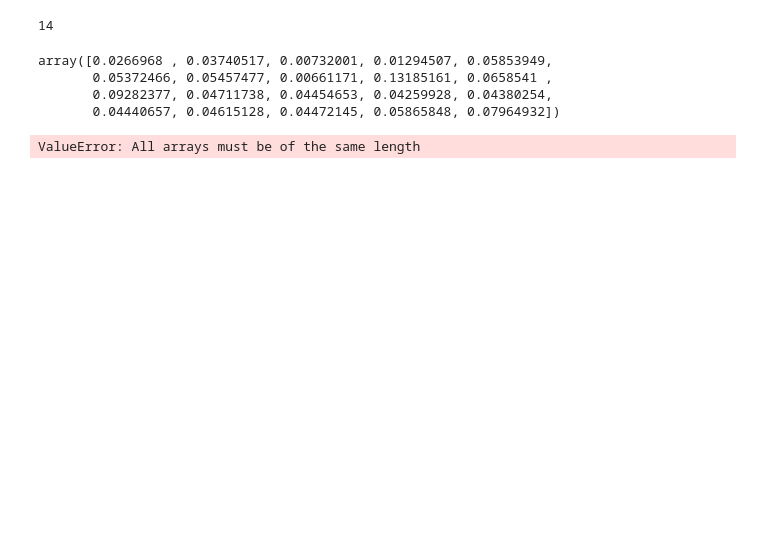
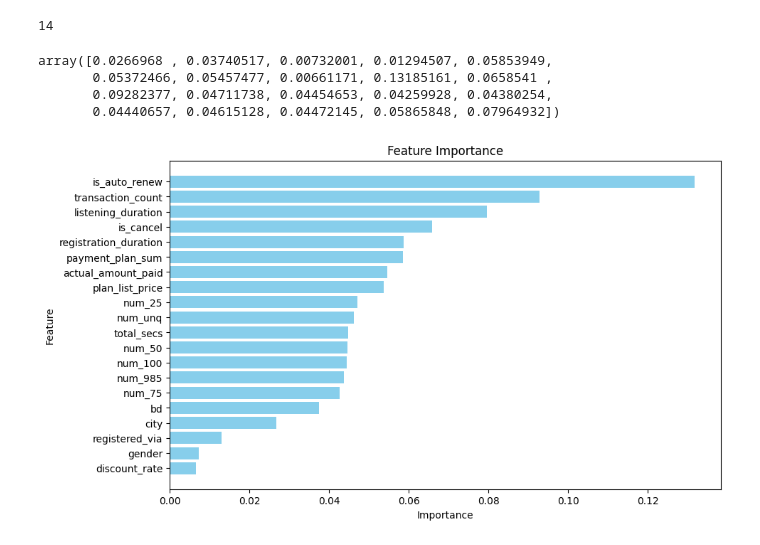
Before and after one commit to SKNETWORKS-FAMILY-AICAMP/SKN09-2nd-2Team, a Jupyter notebook: kimujung/test.ipynb, the cells around one changed output. Saved outputs shown, nothing was run; the diff lists cells and outputs as text; code cells hidden in the pictures; blank space fills up the shorter version.

```diff
--- a/kimujung/test.ipynb
+++ b/kimujung/test.ipynb
@@ -2,40 +2,46 @@
 len(feature_names)
 # %% [output]
 14
-# %%
-feature_importances
-# %% [output]
-array([0.0266968 , 0.03740517, 0.00732001, 0.01294507, 0.05853949,
-       0.05372466, 0.05457477, 0.00661171, 0.13185161, 0.0658541 ,
-       0.09282377, 0.04711738, 0.04454653, 0.04259928, 0.04380254,
-       0.04440657, 0.04615128, 0.04472145, 0.05865848, 0.07964932])
+# %%
+feature_names = ['city', 'bd', 'gender', 'registered_via',
+       'payment_plan_sum', 'plan_list_price', 'actual_amount_paid',
+       'discount_rate', 'is_auto_renew', 'is_cancel', 'transaction_count',
+       'num_25', 'num_50', 'num_75', 'num_985', 'num_100', 'num_unq',
+       'total_secs', 'registration_duration', 'listening_duration']
+# %%
+feature_importance
+# %% [output]
+array([0.0266968 , 0.03740517, 0.00732001, 0.01294507, 0.05853949,
+       0.05372466, 0.05457477, 0.00661171, 0.13185161, 0.0658541 ,
+       0.09282377, 0.04711738, 0.04454653, 0.04259928, 0.04380254,
+       0.04440657, 0.04615128, 0.04472145, 0.05865848, 0.07964932])
 # %%
 import joblib
 import pandas as pd
 import matplotlib.pyplot as plt
 
 # 모델 로드
 model = joblib.load('./rf_model_over.joblib')
 
 # 특성 중요도 가져오기
 feature_importances = model.feature_importances_
 
 # 특성 이름 정의 (데이터셋에서 사용한 feature 이름과 동일해야 함)
-feature_names = ['gender', 'bd', 'payment_plan_sum', 'plan_list_price', 'actual_amount_paid',
-                 'num_25', 'num_50', 'num_75', 'num_985', 'num_100', 'num_unq',
-                 'total_secs', 'registration_duration', 'listening_duration']
+# feature_names = ['gender', 'bd', 'payment_plan_sum', 'plan_list_price', 'actual_amount_paid',
+#                  'num_25', 'num_50', 'num_75', 'num_985', 'num_100', 'num_unq',
+#                  'total_secs', 'registration_duration', 'listening_duration']
 
 # 데이터프레임으로 변환 후 정렬
 df_importance = pd.DataFrame({'Feature': feature_names, 'Importance': feature_importances})
 df_importance = df_importance.sort_values(by='Importance', ascending=False)
 
 # 시각화
 plt.figure(figsize=(10, 6))
 plt.barh(df_importance['Feature'], df_importance['Importance'], color='skyblue')
 plt.xlabel('Importance')
 plt.ylabel('Feature')
 plt.title('Feature Importance')
 plt.gca().invert_yaxis()  # 중요도가 높은 순으로 정렬
 plt.show()
 # %% [output]
-ValueError: All arrays must be of the same length
+[figure, added]
```
